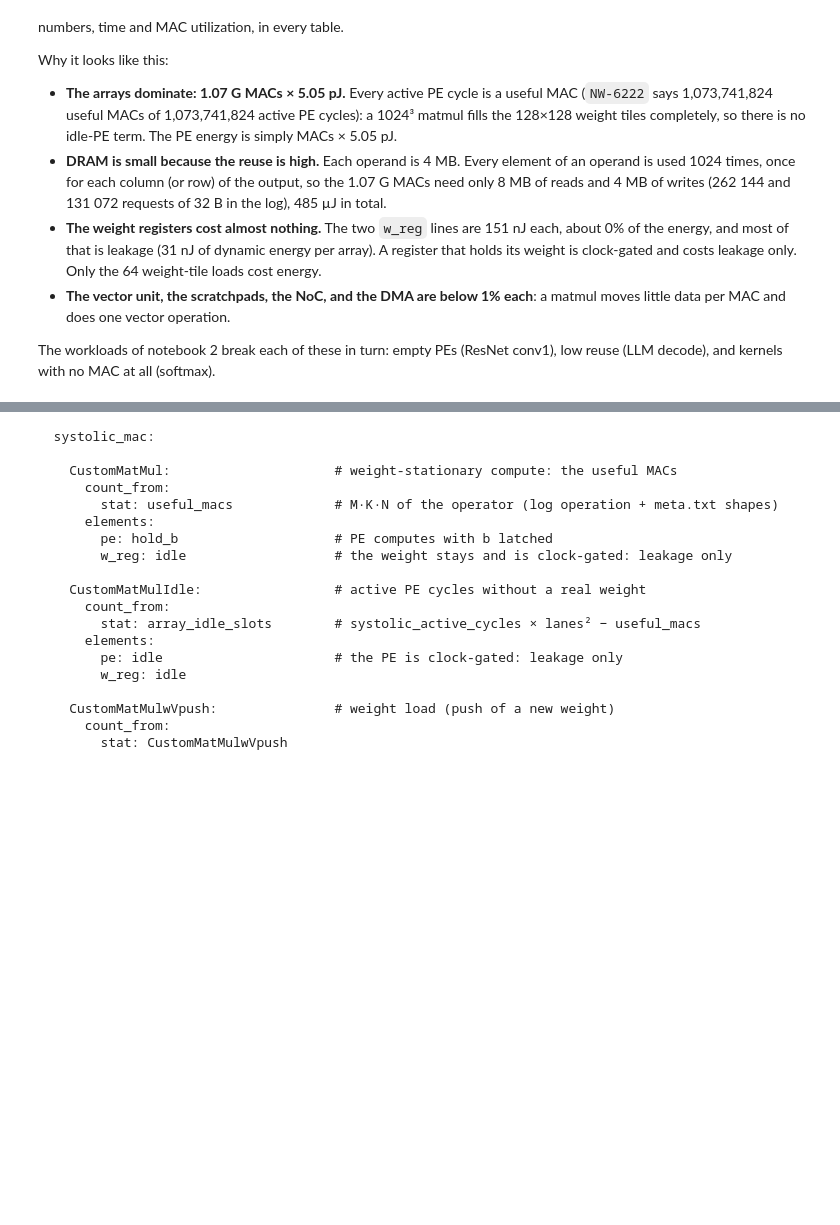
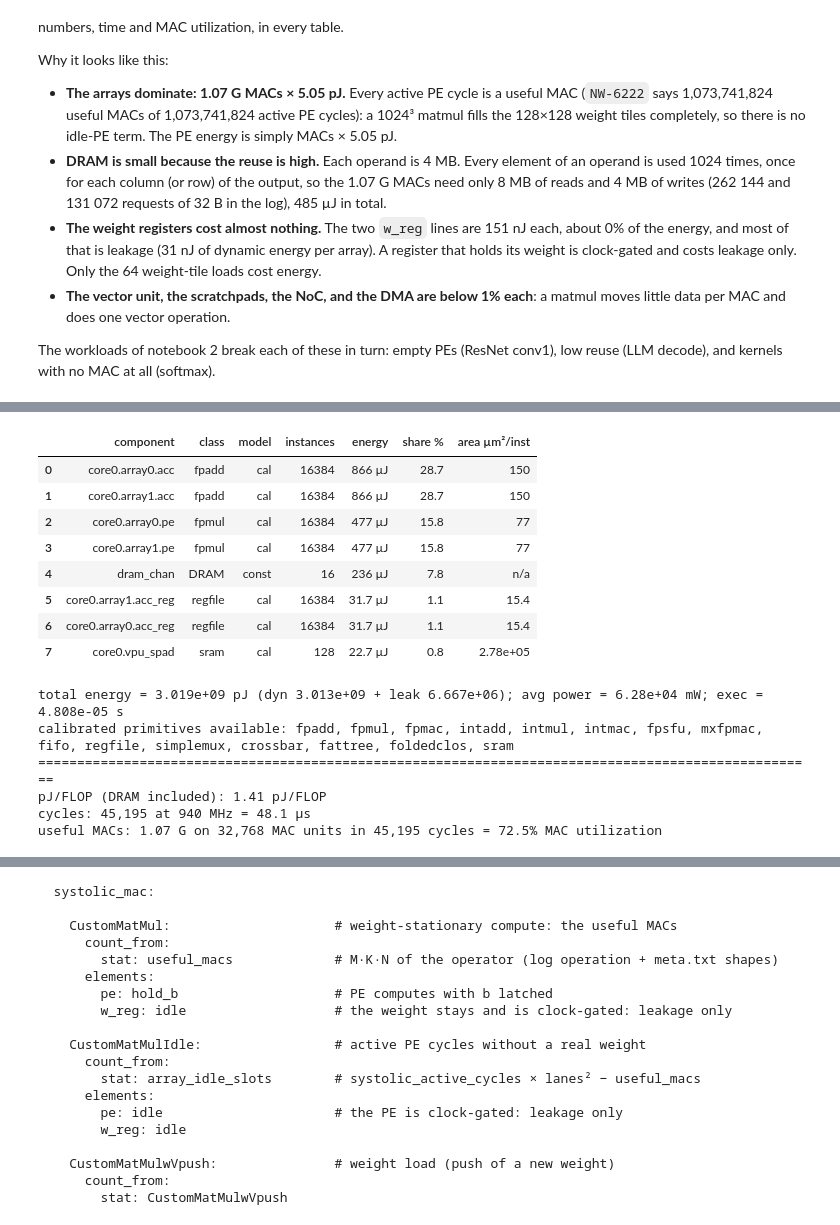
Before and after one commit to yonseicasl/NPUWattch, a Jupyter notebook: tutorial/hands_on/01_pytorchsim_tpu.ipynb, the cells around one changed output, grey strips where cells are left out. Cells and saved outputs as stored; diff of their text form; code cells hidden in the pictures; blank space fills up the shorter version.

```diff
--- a/tutorial/hands_on/01_pytorchsim_tpu.ipynb
+++ b/tutorial/hands_on/01_pytorchsim_tpu.ipynb
@@ -243,0 +257,24 @@ conv1), low reuse (LLM decode), and kernels with no MAC at all (softmax).
+# %%
+ex16 = example("pytorchsim/tpu_like_bf16/matmul_1024")
+text16 = run(ex16)
+rep16 = report(ex16)
+display(components_df(rep16, top=8))
+show_totals(text16)
+print("pJ/FLOP (DRAM included):", rep16["efficiency"]["pJ_per_flop_str"])
+show_utilization(rep16)
+# %% [output]
+|  | component | class | model | instances | energy | share % | area µm²/inst |
+| 0 | core0.array0.acc | fpadd | cal | 16384 | 866 µJ | 28.7 | 150 |
+| 1 | core0.array1.acc | fpadd | cal | 16384 | 866 µJ | 28.7 | 150 |
+| 2 | core0.array0.pe | fpmul | cal | 16384 | 477 µJ | 15.8 | 77 |
+| 3 | core0.array1.pe | fpmul | cal | 16384 | 477 µJ | 15.8 | 77 |
+| 4 | dram_chan | DRAM | const | 16 | 236 µJ | 7.8 | n/a |
+| 5 | core0.array1.acc_reg | regfile | cal | 16384 | 31.7 µJ | 1.1 | 15.4 |
+| 6 | core0.array0.acc_reg | regfile | cal | 16384 | 31.7 µJ | 1.1 | 15.4 |
+| 7 | core0.vpu_spad | sram | cal | 128 | 22.7 µJ | 0.8 | 2.78e+05 |
+total energy = 3.019e+09 pJ (dyn 3.013e+09 + leak 6.667e+06); avg power = 6.28e+04 mW; exec = 4.808e-05 s
+calibrated primitives available: fpadd, fpmul, fpmac, intadd, intmul, intmac, fpsfu, mxfpmac, fifo, regfile, simplemux, crossbar, fattree, foldedclos, sram
+====================================================================================================
+pJ/FLOP (DRAM included): 1.41 pJ/FLOP
+cycles: 45,195 at 940 MHz = 48.1 µs
+useful MACs: 1.07 G on 32,768 MAC units in 45,195 cycles = 72.5% MAC utilization
```
Also changed, not shown: parts of 7 cells of this notebook, 29 other files.
